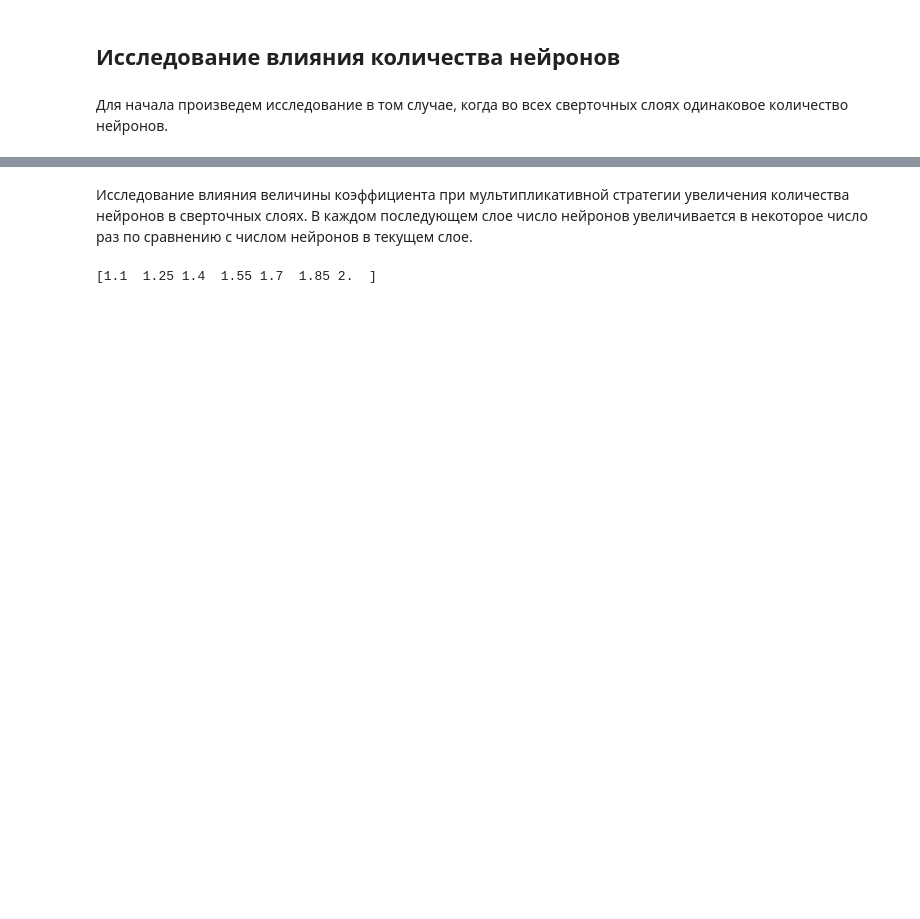
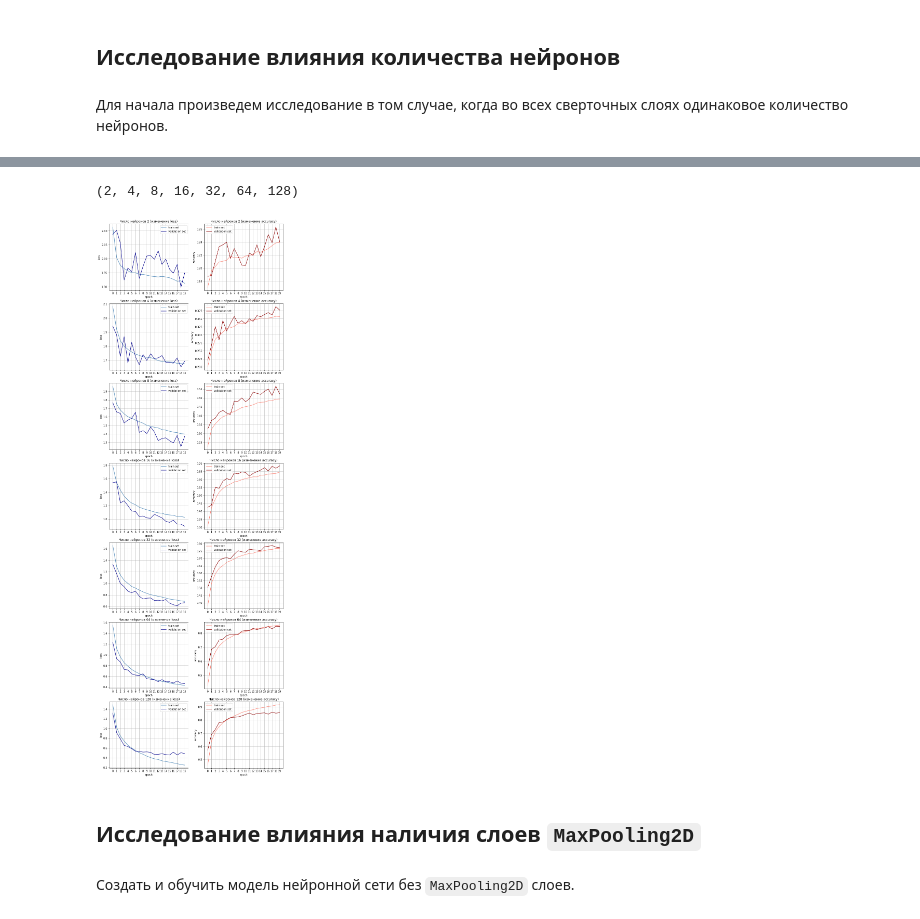
Before and after one commit to new-divos/aiu-tasks, a Jupyter notebook: notebooks/03-cifar-10/pro.ipynb, the cells around one changed output, grey strips where cells are left out. Saved outputs shown, nothing was run; the diff lists cells and outputs as text; code cells hidden in the pictures; blank space fills up the shorter version.

```diff
--- a/notebooks/03-cifar-10/pro.ipynb
+++ b/notebooks/03-cifar-10/pro.ipynb
@@ -516,7 +524,0 @@ plt.show();
-# %% [markdown]
-Исследование влияния величины коэффициента при мультипликативной стратегии увеличения количества нейронов в сверточных слоях. В каждом последующем слое число нейронов увеличивается в некоторое число раз по сравнению с числом нейронов в текущем слое.
-# %%
-multipliers = np.linspace(1.1, 2, num=7)
-print(multipliers)
-# %% [output]
-[1.1  1.25 1.4  1.55 1.7  1.85 2.  ]
@@ -568,0 +525,62 @@ plt.show();
+# %%
+neurons_numbers = tuple(0x2 << i for i in range(7))
+print(neurons_numbers)
+# %% [output]
+(2, 4, 8, 16, 32, 64, 128)
+# %%
+def make_plain_architector(
+    max_depth: int,
+    value: int
+) -> Callable[[], Generator[int, None, None]]:
+    def generate():
+        for depth in range(max_depth):
+            yield value
+
+    return generate
+# %%
+_, axes = plt.subplots(
+    len(neurons_numbers),
+    2,
+    figsize=(12, 5.5 * len(neurons_numbers))
+)
+axes = axes.flatten()
+
+with tqdm(total=len(neurons_numbers), desc="Fitting", file=sys.stdout) as pbar:
+    for i, neurons_number in enumerate(neurons_numbers):
+        net, history = Cifar10Net.make_and_fit(
+            make_plain_architector(9, neurons_number),
+            x_train,
+            y_train,
+            x_val,
+            y_val,
+            batch_size=128
+        )
+
+        plot_history(
+            history,
+            f"Число нейронов {neurons_number}",
+            axes=axes[2*i:2*i+2]
+        )
+
+        net.save(path / f'aiu-03-cifar-10-pro-model-neurons-{neurons_number}')
+
+        score = net.evaluate(x_test, y_test, verbose=0)
+        update_report(
+            report,
+            "Число нейронов",
+            str(neurons_number),
+            history,
+            score
+        )
+
+        pbar.update()
+
+    pbar.set_description("Done")
+
+plt.show();
+# %% [output]
+[figure, added]
+# %% [markdown]
+## Исследование влияния наличия слоев `MaxPooling2D`
+# %% [markdown]
+Создать и обучить модель нейронной сети без `MaxPooling2D` слоев.
```
Also changed, not shown: parts of 105 cells of this notebook.
